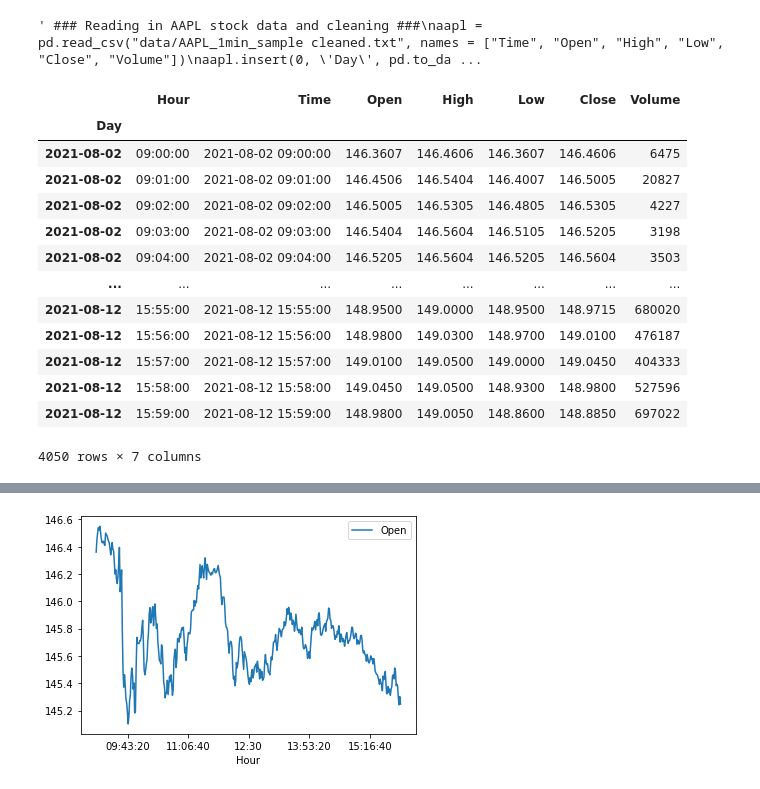
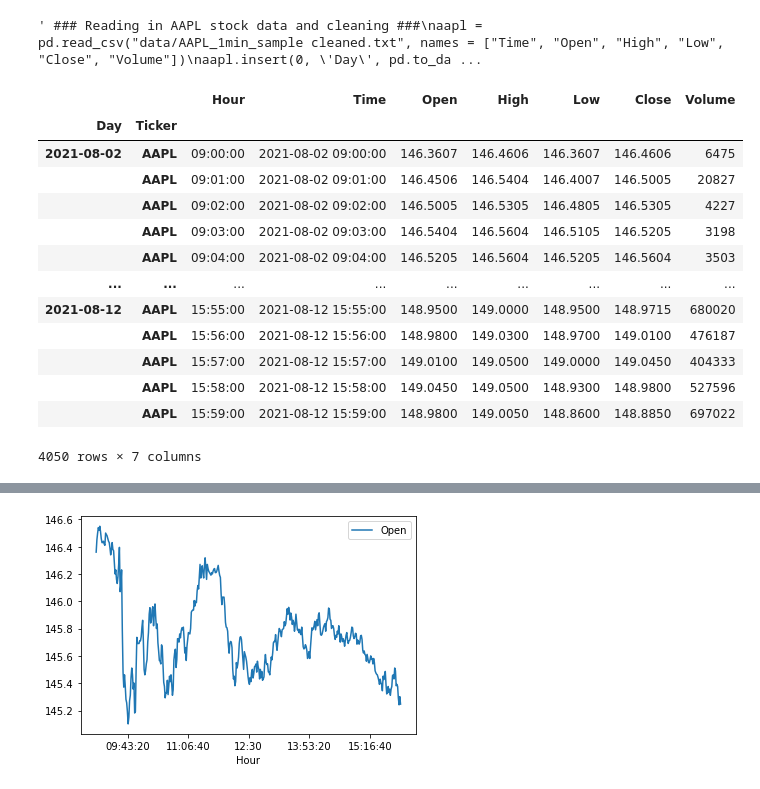
Before and after one commit to PaulDTP/heroku_app, a Jupyter notebook: init.ipynb, the cells around one changed output, grey strips where cells are left out. Saved outputs shown, nothing was run; the diff lists cells and outputs as text; code cells hidden in the pictures.

Commit message:
Long time no see

```diff
--- a/init.ipynb
+++ b/init.ipynb
@@ -17,21 +17,22 @@ aapl """
 # %%
 aapl = pd.read_csv("data/AAPL_1min_sample cleaned.txt", names = ["Time", "Open", "High", "Low", "Close", "Volume"])
 aapl.insert(0, 'Day', pd.to_datetime(aapl['Time']).dt.date)
 aapl.insert(1, 'Hour', pd.to_datetime(aapl['Time']).dt.time)
-aapl.set_index('Day', inplace=True)
+aapl['Ticker'] = 'AAPL'
+aapl.set_index(['Day', 'Ticker'], inplace=True)
 aapl
 # %% [output]
-|  | Hour | Time | Open | High | Low | Close | Volume |
-| Day |  |  |  |  |  |  |  |
-| 2021-08-02 | 09:00:00 | 2021-08-02 09:00:00 | 146.3607 | 146.4606 | 146.3607 | 146.4606 | 6475 |
-| 2021-08-02 | 09:01:00 | 2021-08-02 09:01:00 | 146.4506 | 146.5404 | 146.4007 | 146.5005 | 20827 |
-| 2021-08-02 | 09:02:00 | 2021-08-02 09:02:00 | 146.5005 | 146.5305 | 146.4805 | 146.5305 | 4227 |
-| 2021-08-02 | 09:03:00 | 2021-08-02 09:03:00 | 146.5404 | 146.5604 | 146.5105 | 146.5205 | 3198 |
-| 2021-08-02 | 09:04:00 | 2021-08-02 09:04:00 | 146.5205 | 146.5604 | 146.5205 | 146.5604 | 3503 |
-| ... | ... | ... | ... | ... | ... | ... | ... |
-| 2021-08-12 | 15:55:00 | 2021-08-12 15:55:00 | 148.9500 | 149.0000 | 148.9500 | 148.9715 | 680020 |
-| 2021-08-12 | 15:56:00 | 2021-08-12 15:56:00 | 148.9800 | 149.0300 | 148.9700 | 149.0100 | 476187 |
-| 2021-08-12 | 15:57:00 | 2021-08-12 15:57:00 | 149.0100 | 149.0500 | 149.0000 | 149.0450 | 404333 |
-| 2021-08-12 | 15:58:00 | 2021-08-12 15:58:00 | 149.0450 | 149.0500 | 148.9300 | 148.9800 | 527596 |
-| 2021-08-12 | 15:59:00 | 2021-08-12 15:59:00 | 148.9800 | 149.0050 | 148.8600 | 148.8850 | 697022 |
+|  |  | Hour | Time | Open | High | Low | Close | Volume |
+| Day | Ticker |  |  |  |  |  |  |  |
+| 2021-08-02 | AAPL | 09:00:00 | 2021-08-02 09:00:00 | 146.3607 | 146.4606 | 146.3607 | 146.4606 | 6475 |
+|  | AAPL | 09:01:00 | 2021-08-02 09:01:00 | 146.4506 | 146.5404 | 146.4007 | 146.5005 | 20827 |
+|  | AAPL | 09:02:00 | 2021-08-02 09:02:00 | 146.5005 | 146.5305 | 146.4805 | 146.5305 | 4227 |
+|  | AAPL | 09:03:00 | 2021-08-02 09:03:00 | 146.5404 | 146.5604 | 146.5105 | 146.5205 | 3198 |
+|  | AAPL | 09:04:00 | 2021-08-02 09:04:00 | 146.5205 | 146.5604 | 146.5205 | 146.5604 | 3503 |
+| ... | ... | ... | ... | ... | ... | ... | ... | ... |
+| 2021-08-12 | AAPL | 15:55:00 | 2021-08-12 15:55:00 | 148.9500 | 149.0000 | 148.9500 | 148.9715 | 680020 |
+|  | AAPL | 15:56:00 | 2021-08-12 15:56:00 | 148.9800 | 149.0300 | 148.9700 | 149.0100 | 476187 |
+|  | AAPL | 15:57:00 | 2021-08-12 15:57:00 | 149.0100 | 149.0500 | 149.0000 | 149.0450 | 404333 |
+|  | AAPL | 15:58:00 | 2021-08-12 15:58:00 | 149.0450 | 149.0500 | 148.9300 | 148.9800 | 527596 |
+|  | AAPL | 15:59:00 | 2021-08-12 15:59:00 | 148.9800 | 149.0050 | 148.8600 | 148.8850 | 697022 |
 4050 rows × 7 columns
```
Also changed, not shown: parts of 8 cells of this notebook, 2 other files.
